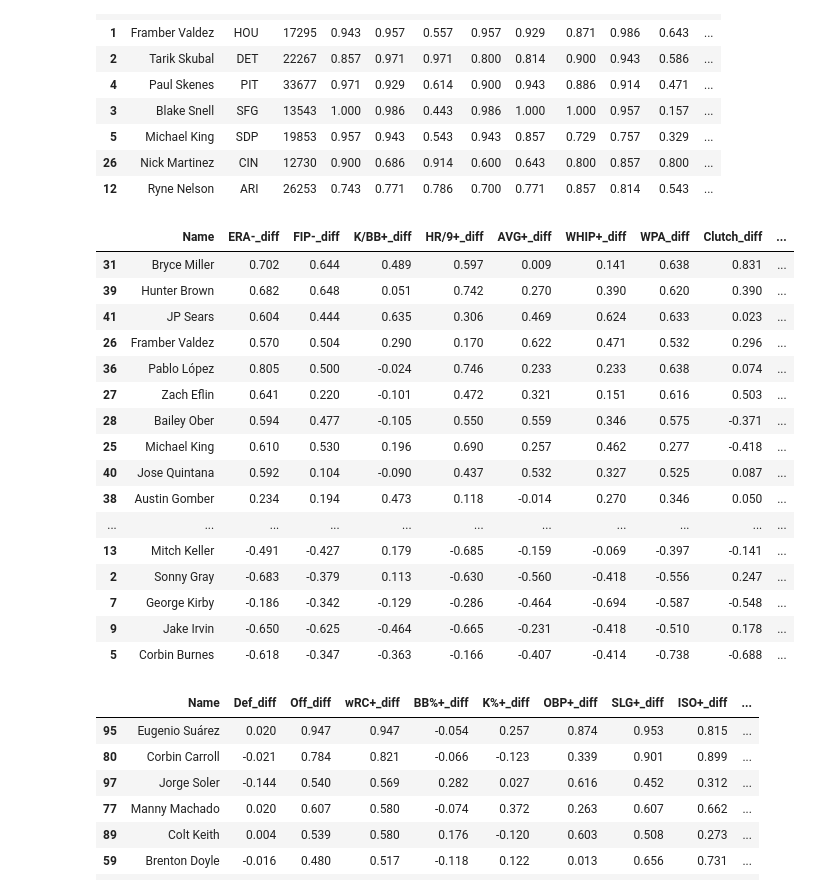
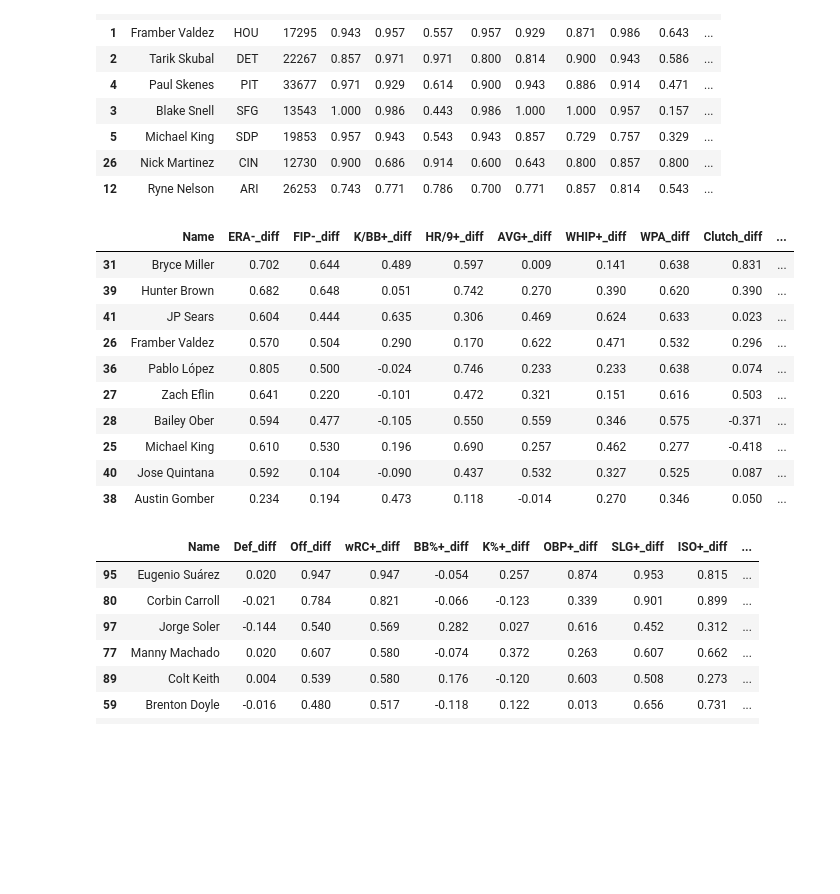
Before and after one commit to pddiii/Second-Half-Stars, a Jupyter notebook: cleaning.ipynb, the cells around one changed output. Cells and saved outputs as stored; diff of their text form; code cells hidden in the pictures; blank space fills up the shorter version.

```diff
--- a/cleaning.ipynb
+++ b/cleaning.ipynb
@@ -164,32 +164,26 @@ pitch_2nd.sort_values('mean_rank', ascending=False).head(10) # see who was stell
 # %%
 difference_pitchers_df = pd.merge(difference_pitchers_df,
          pitch_1st[['Name', 'PlayerId', 'mean_rank']],
          on=['Name', 'PlayerId']).sort_values('mean_rank', ascending=False)
 
 difference_pitchers_df = pd.merge(difference_pitchers_df,
                                   pitch_2nd[['Name', 'PlayerId', 'mean_rank']],
                                   on=['Name', 'PlayerId'],
                                   suffixes=('_first', '_second')).sort_values('mean_diff', ascending=False)
 
-difference_pitchers_df
+difference_pitchers_df.head(10)
 # %% [output]
 |  | Name | ERA-_diff | FIP-_diff | K/BB+_diff | HR/9+_diff | AVG+_diff | WHIP+_diff | WPA_diff | Clutch_diff | ... |
 | 31 | Bryce Miller | 0.702 | 0.644 | 0.489 | 0.597 | 0.009 | 0.141 | 0.638 | 0.831 | ... |
 | 39 | Hunter Brown | 0.682 | 0.648 | 0.051 | 0.742 | 0.270 | 0.390 | 0.620 | 0.390 | ... |
 | 41 | JP Sears | 0.604 | 0.444 | 0.635 | 0.306 | 0.469 | 0.624 | 0.633 | 0.023 | ... |
 | 26 | Framber Valdez | 0.570 | 0.504 | 0.290 | 0.170 | 0.622 | 0.471 | 0.532 | 0.296 | ... |
 | 36 | Pablo López | 0.805 | 0.500 | -0.024 | 0.746 | 0.233 | 0.233 | 0.638 | 0.074 | ... |
 | 27 | Zach Eflin | 0.641 | 0.220 | -0.101 | 0.472 | 0.321 | 0.151 | 0.616 | 0.503 | ... |
 | 28 | Bailey Ober | 0.594 | 0.477 | -0.105 | 0.550 | 0.559 | 0.346 | 0.575 | -0.371 | ... |
 | 25 | Michael King | 0.610 | 0.530 | 0.196 | 0.690 | 0.257 | 0.462 | 0.277 | -0.418 | ... |
 | 40 | Jose Quintana | 0.592 | 0.104 | -0.090 | 0.437 | 0.532 | 0.327 | 0.525 | 0.087 | ... |
 | 38 | Austin Gomber | 0.234 | 0.194 | 0.473 | 0.118 | -0.014 | 0.270 | 0.346 | 0.050 | ... |
-| ... | ... | ... | ... | ... | ... | ... | ... | ... | ... | ... |
-| 13 | Mitch Keller | -0.491 | -0.427 | 0.179 | -0.685 | -0.159 | -0.069 | -0.397 | -0.141 | ... |
-| 2 | Sonny Gray | -0.683 | -0.379 | 0.113 | -0.630 | -0.560 | -0.418 | -0.556 | 0.247 | ... |
-| 7 | George Kirby | -0.186 | -0.342 | -0.129 | -0.286 | -0.464 | -0.694 | -0.587 | -0.548 | ... |
-| 9 | Jake Irvin | -0.650 | -0.625 | -0.464 | -0.665 | -0.231 | -0.418 | -0.510 | 0.178 | ... |
-| 5 | Corbin Burnes | -0.618 | -0.347 | -0.363 | -0.166 | -0.407 | -0.414 | -0.738 | -0.688 | ... |
 # %%
 ### Perform the same operations done for the pitchers for the batters
 
```
